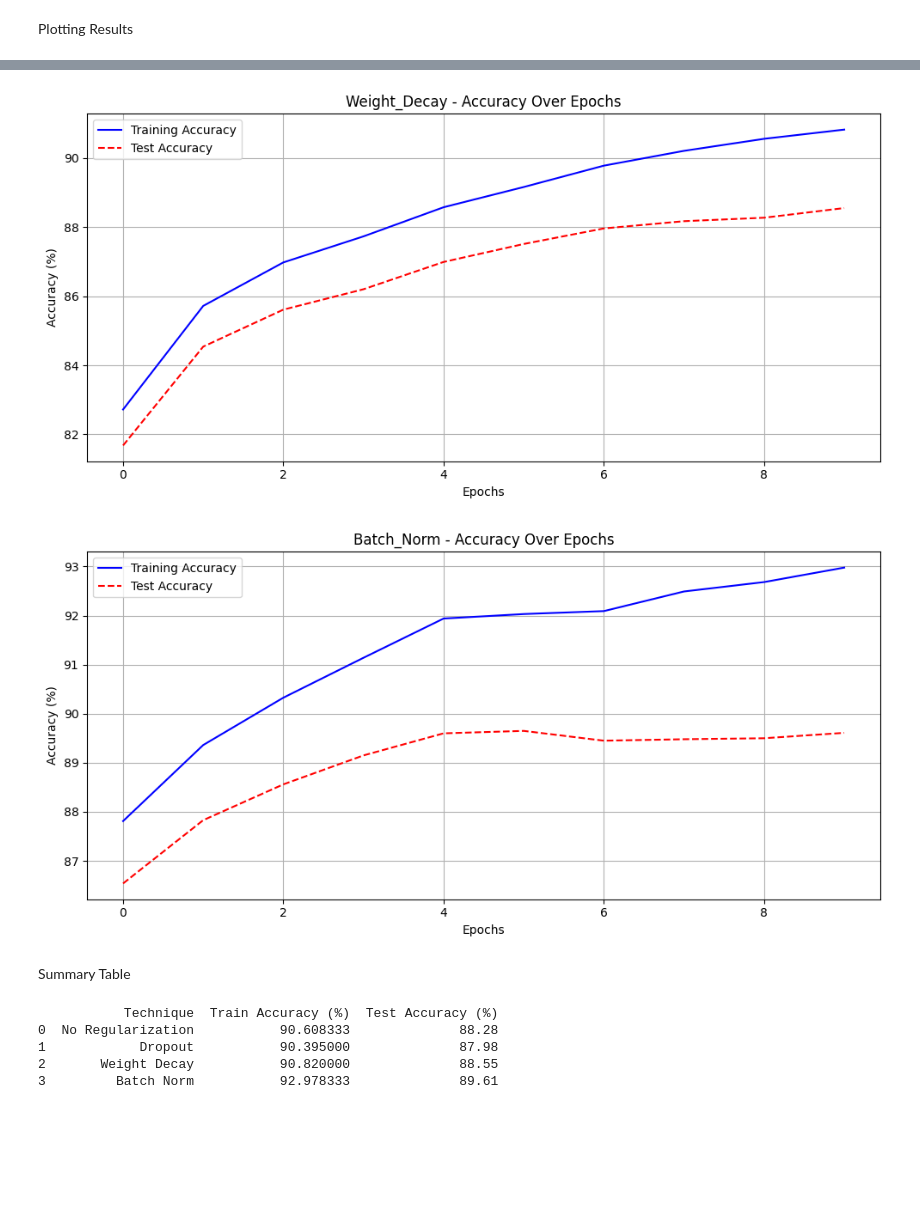
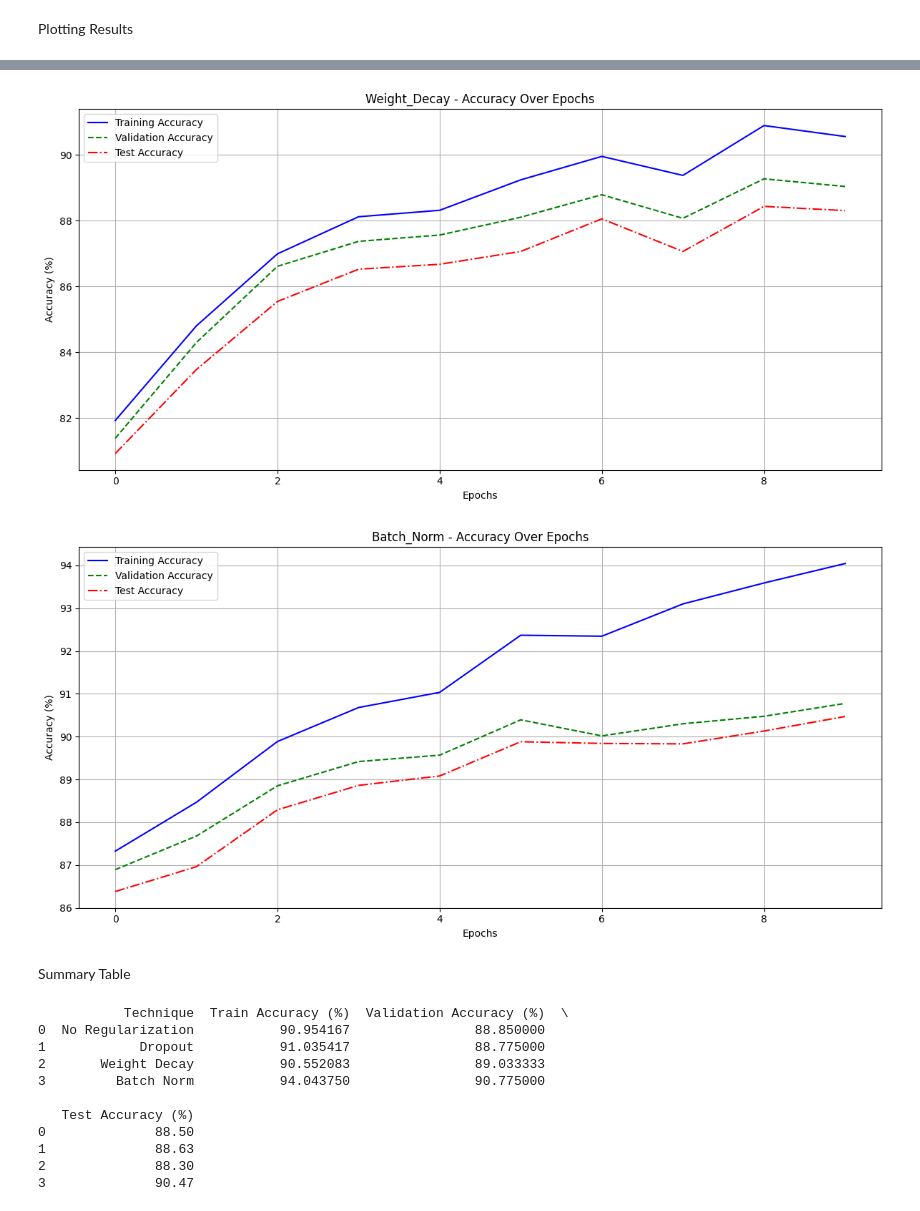
Before and after one commit to Priyanshiguptaaa/CS5787-DeepLearning-Assignment1, a Jupyter notebook: dl_ass1.ipynb, the cells around one changed output, grey strips where cells are left out. Drawn from its saved outputs; the diff is of its cells as text; code cells hidden in the pictures; blank space fills up the shorter version.

```diff
--- a/dl_ass1.ipynb
+++ b/dl_ass1.ipynb
@@ -117,3 +118,7 @@ test_images_tensor = test_images_tensor.unsqueeze(1)    # Result: (10000, 1, 28,
 # Normalize pixels
 train_images_tensor /= 255.0
 test_images_tensor /= 255.0
+# %%
+from sklearn.model_selection import train_test_split
+train_images_np, val_images_np, train_labels_np, val_labels_np = train_test_split(
+    train_images_tensor.numpy(), train_labels_tensor.numpy(), test_size=0.2, random_state=42)
@@ -322,8 +370,15 @@ LeNet5(
 # %% [markdown]
 With Dropout
 # %%
+# Initialize the model with Dropout
 model_dropout = LeNet5Dropout()
 model_dropout.to(device)
+
+# Define the optimizer
 optimizer_dropout = optim.Adam(model_dropout.parameters(), lr=0.001)
-train_loss_dropout, train_acc_dropout, test_acc_dropout = train_model(model_dropout, optimizer_dropout, criterion, num_epochs=10, use_dropout=True)
+
+# Train the model with dropout and validate
+train_loss_dropout, train_acc_dropout, val_acc_dropout, test_acc_dropout = train_model(
+    model_dropout, optimizer_dropout, criterion, train_loader, val_loader, test_loader, num_epochs=10, use_dropout=True, save_path='model_dropout'
+)
 # %% [output]
@@ -412,8 +495,20 @@ LeNet5(
 # %% [markdown]
 With Batch Normalization
 # %%
+# Initialize the model with Batch Normalization
 model_bn = LeNet5BatchNorm()
 model_bn.to(device)
+
+# Define the optimizer
 optimizer_bn = optim.Adam(model_bn.parameters(), lr=0.001)
-train_loss_bn, train_acc_bn, test_acc_bn = train_model(model_bn, optimizer_bn, criterion, num_epochs=10, use_dropout=False)
+
+# Train the model
+train_loss_bn, train_acc_bn, val_acc_bn, test_acc_bn = train_model(
+    model_bn, optimizer_bn, criterion, train_loader, val_loader, test_loader, num_epochs=10, use_dropout=False, save_path='model_batch_norm'
+)
+
+# Print final accuracies
+print(f"Final Train Accuracy: {train_acc_bn[-1]:.2f}%")
+print(f"Final Validation Accuracy: {val_acc_bn[-1]:.2f}%")
+print(f"Final Test Accuracy: {test_acc_bn[-1]:.2f}%")
 # %% [output]
@@ -447,14 +545,17 @@ Plotting Results
 # %%
 import matplotlib.pyplot as plt
 
-def plot_convergence(train_acc, test_acc, title_prefix):
-    plt.figure(figsize=(10, 5))
+def plot_convergence(train_acc, val_acc, test_acc, title_prefix):
+    plt.figure(figsize=(12, 6))
 
     # Plot Training Accuracy
     plt.plot(train_acc, label='Training Accuracy', color='blue', linestyle='-')
 
+    # Plot Validation Accuracy
+    plt.plot(val_acc, label='Validation Accuracy', color='green', linestyle='--')
+
     # Plot Test Accuracy
-    plt.plot(test_acc, label='Test Accuracy', color='red', linestyle='--')
+    plt.plot(test_acc, label='Test Accuracy', color='red', linestyle='-.')
 
     plt.xlabel('Epochs')
     plt.ylabel('Accuracy (%)')
@@ -468,8 +569,8 @@ def plot_convergence(train_acc, test_acc, title_prefix):
     plt.savefig(f'{title_prefix}_convergence.png')
     plt.close()
 # %%
-plot_convergence(train_acc_no_reg, test_acc_no_reg, 'No_Regularization')
-plot_convergence(train_acc_dropout, test_acc_dropout, 'Dropout')
-plot_convergence(train_acc_wd, test_acc_wd, 'Weight_Decay')
-plot_convergence(train_acc_bn, test_acc_bn, 'Batch_Norm')
+plot_convergence(train_acc, val_acc, test_acc, 'No_Regularization')
+plot_convergence(train_acc_dropout, val_acc_dropout, test_acc_dropout, 'Dropout')
+plot_convergence(train_acc_wd, val_acc_wd, test_acc_wd, 'Weight_Decay')
+plot_convergence(train_acc_bn, val_acc_bn, test_acc_bn, 'Batch_Norm')
 # %% [output]
@@ -478,5 +579,5 @@ plot_convergence(train_acc_bn, test_acc_bn, 'Batch_Norm')
-[figure, old version]
+[figure, new version]
-[figure, old version]
+[figure, new version]
 # %% [markdown]
 Summary Table
 # %%
@@ -486,13 +587,19 @@ import pandas as pd
 data = {
     'Technique': ['No Regularization', 'Dropout', 'Weight Decay', 'Batch Norm'],
     'Train Accuracy (%)': [
-        train_acc_no_reg[-1],
+        train_acc[-1],
         train_acc_dropout[-1],
         train_acc_wd[-1],
         train_acc_bn[-1]
     ],
+    'Validation Accuracy (%)': [
+        val_acc[-1],
+        val_acc_dropout[-1],
+        val_acc_wd[-1],
+        val_acc_bn[-1]
+    ],
     'Test Accuracy (%)': [
-        test_acc_no_reg[-1],
+        test_acc[-1],
         test_acc_dropout[-1],
         test_acc_wd[-1],
         test_acc_bn[-1]
@@ -503,8 +610,14 @@ df = pd.DataFrame(data)
 df.to_csv('final_accuracies.csv', index=False)
 print(df)
 # %% [output]
-           Technique  Train Accuracy (%)  Test Accuracy (%)
-0  No Regularization           90.608333              88.28
-1            Dropout           90.395000              87.98
-2       Weight Decay           90.820000              88.55
-3         Batch Norm           92.978333              89.61
+           Technique  Train Accuracy (%)  Validation Accuracy (%)  \
+0  No Regularization           90.954167                88.850000
+1            Dropout           91.035417                88.775000
+2       Weight Decay           90.552083                89.033333
+3         Batch Norm           94.043750                90.775000
+
+   Test Accuracy (%)
+0              88.50
+1              88.63
+2              88.30
+3              90.47
```
Also changed, not shown: parts of 15 cells of this notebook.
